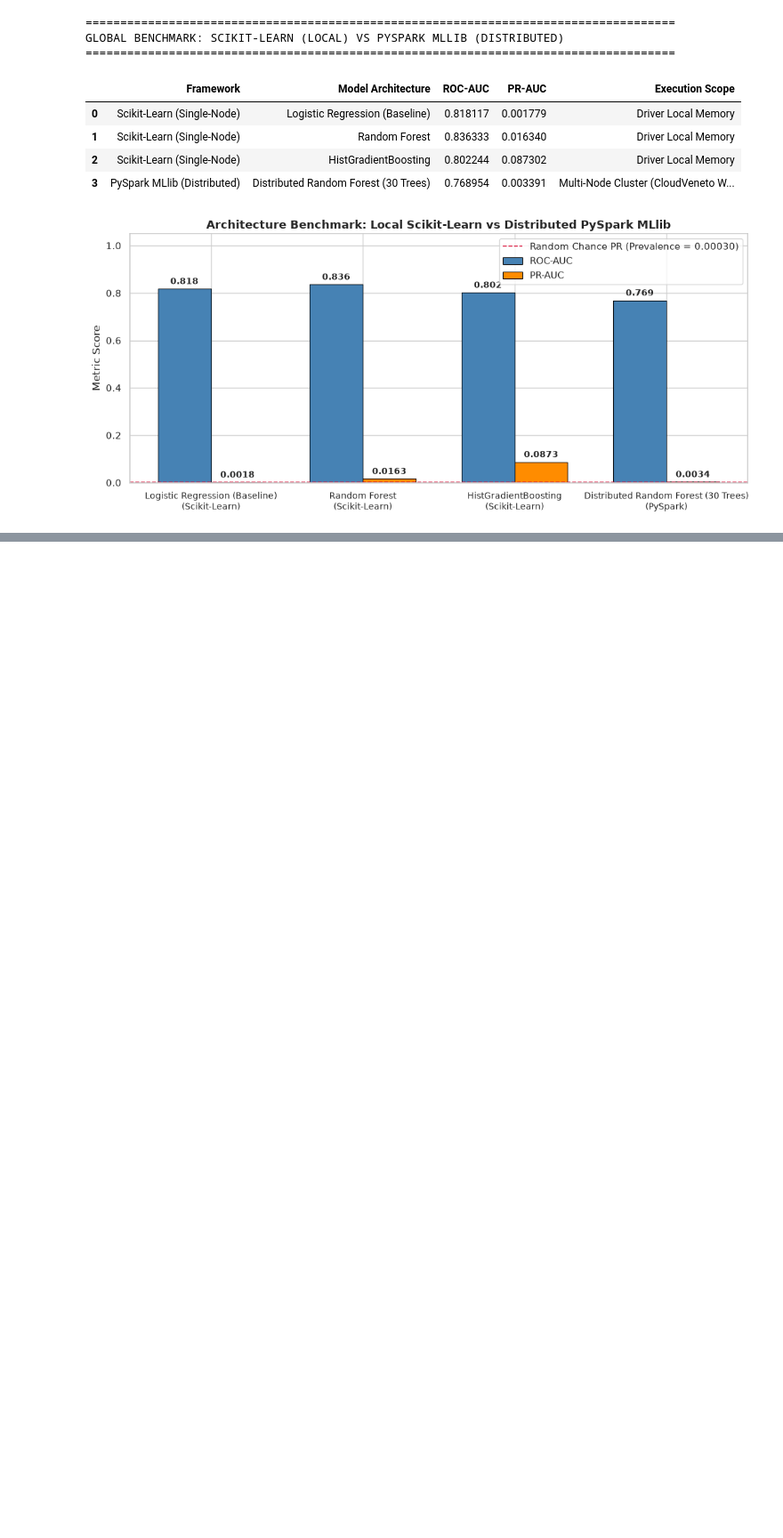
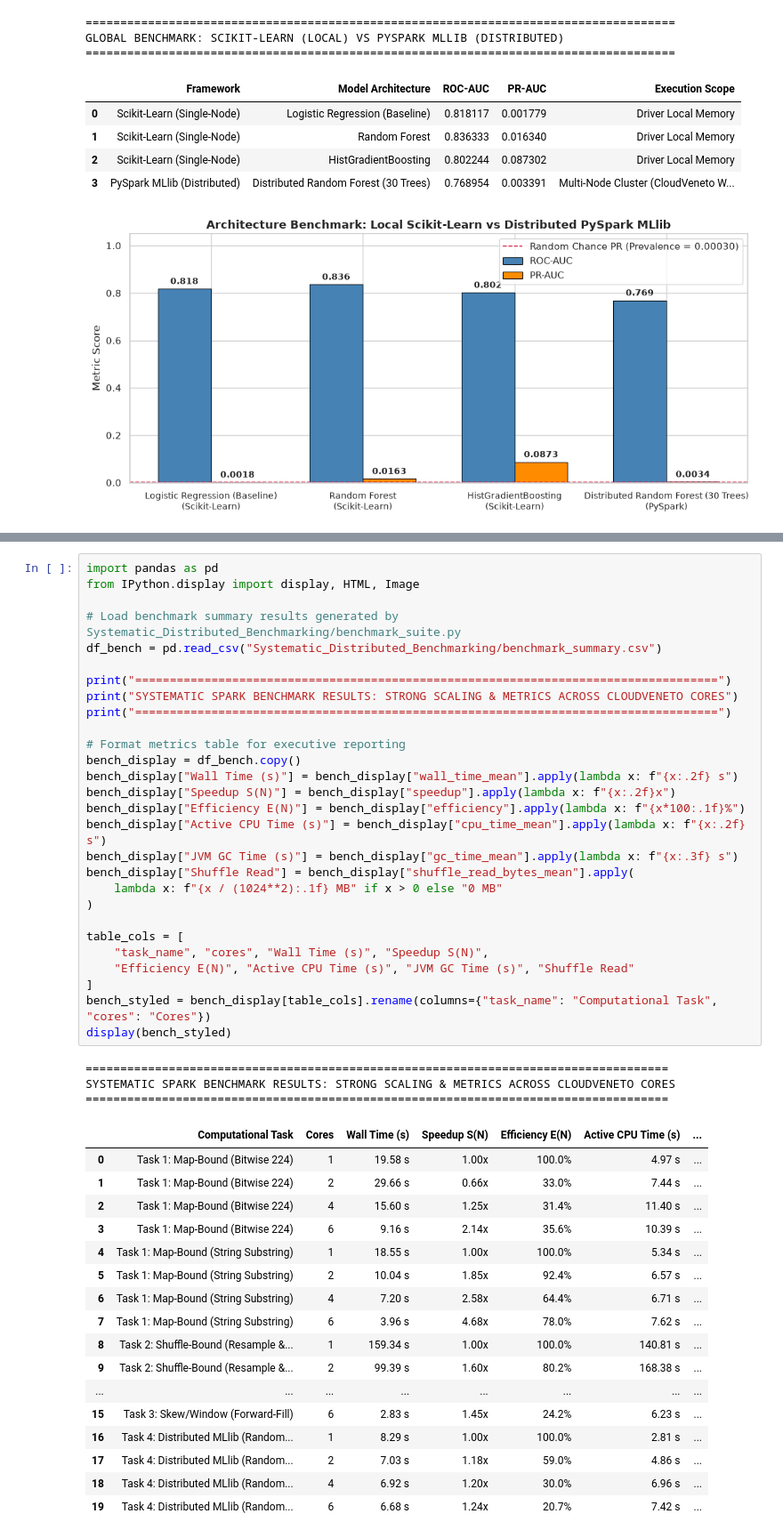
Before and after one commit to PasqualeAndreacchio/AnomalyDection-Spark, a Jupyter notebook: predictive_maintenance.ipynb, the cells around one changed output, grey strips where cells are left out. Shown at 89% size. Saved outputs shown, nothing was run; the diff lists cells and outputs as text; blank space fills up the shorter version.

```diff
--- a/predictive_maintenance.ipynb
+++ b/predictive_maintenance.ipynb
@@ -1196,0 +1211,49 @@ GLOBAL BENCHMARK: SCIKIT-LEARN (LOCAL) VS PYSPARK MLLIB (DISTRIBUTED)
+# %%
+import pandas as pd
+from IPython.display import display, HTML, Image
+
+# Load benchmark summary results generated by Systematic_Distributed_Benchmarking/benchmark_suite.py
+df_bench = pd.read_csv("Systematic_Distributed_Benchmarking/benchmark_summary.csv")
+
+print("====================================================================================")
+print("SYSTEMATIC SPARK BENCHMARK RESULTS: STRONG SCALING & METRICS ACROSS CLOUDVENETO CORES")
+print("====================================================================================")
+
+# Format metrics table for executive reporting
+bench_display = df_bench.copy()
+bench_display["Wall Time (s)"] = bench_display["wall_time_mean"].apply(lambda x: f"{x:.2f} s")
+bench_display["Speedup S(N)"] = bench_display["speedup"].apply(lambda x: f"{x:.2f}x")
+bench_display["Efficiency E(N)"] = bench_display["efficiency"].apply(lambda x: f"{x*100:.1f}%")
+bench_display["Active CPU Time (s)"] = bench_display["cpu_time_mean"].apply(lambda x: f"{x:.2f} s")
+bench_display["JVM GC Time (s)"] = bench_display["gc_time_mean"].apply(lambda x: f"{x:.3f} s")
+bench_display["Shuffle Read"] = bench_display["shuffle_read_bytes_mean"].apply(
+    lambda x: f"{x / (1024**2):.1f} MB" if x > 0 else "0 MB"
+)
+
+table_cols = [
+    "task_name", "cores", "Wall Time (s)", "Speedup S(N)",
+    "Efficiency E(N)", "Active CPU Time (s)", "JVM GC Time (s)", "Shuffle Read"
+]
+bench_styled = bench_display[table_cols].rename(columns={"task_name": "Computational Task", "cores": "Cores"})
+display(bench_styled)
+# %% [output]
+====================================================================================
+SYSTEMATIC SPARK BENCHMARK RESULTS: STRONG SCALING & METRICS ACROSS CLOUDVENETO CORES
+====================================================================================
+|  | Computational Task | Cores | Wall Time (s) | Speedup S(N) | Efficiency E(N) | Active CPU Time (s) | ... |
+| 0 | Task 1: Map-Bound (Bitwise 224) | 1 | 19.58 s | 1.00x | 100.0% | 4.97 s | ... |
+| 1 | Task 1: Map-Bound (Bitwise 224) | 2 | 29.66 s | 0.66x | 33.0% | 7.44 s | ... |
+| 2 | Task 1: Map-Bound (Bitwise 224) | 4 | 15.60 s | 1.25x | 31.4% | 11.40 s | ... |
+| 3 | Task 1: Map-Bound (Bitwise 224) | 6 | 9.16 s | 2.14x | 35.6% | 10.39 s | ... |
+| 4 | Task 1: Map-Bound (String Substring) | 1 | 18.55 s | 1.00x | 100.0% | 5.34 s | ... |
+| 5 | Task 1: Map-Bound (String Substring) | 2 | 10.04 s | 1.85x | 92.4% | 6.57 s | ... |
+| 6 | Task 1: Map-Bound (String Substring) | 4 | 7.20 s | 2.58x | 64.4% | 6.71 s | ... |
+| 7 | Task 1: Map-Bound (String Substring) | 6 | 3.96 s | 4.68x | 78.0% | 7.62 s | ... |
+| 8 | Task 2: Shuffle-Bound (Resample &... | 1 | 159.34 s | 1.00x | 100.0% | 140.81 s | ... |
+| 9 | Task 2: Shuffle-Bound (Resample &... | 2 | 99.39 s | 1.60x | 80.2% | 168.38 s | ... |
+| ... | ... | ... | ... | ... | ... | ... | ... |
+| 15 | Task 3: Skew/Window (Forward-Fill) | 6 | 2.83 s | 1.45x | 24.2% | 6.23 s | ... |
+| 16 | Task 4: Distributed MLlib (Random... | 1 | 8.29 s | 1.00x | 100.0% | 2.81 s | ... |
+| 17 | Task 4: Distributed MLlib (Random... | 2 | 7.03 s | 1.18x | 59.0% | 4.86 s | ... |
+| 18 | Task 4: Distributed MLlib (Random... | 4 | 6.92 s | 1.20x | 30.0% | 6.96 s | ... |
+| 19 | Task 4: Distributed MLlib (Random... | 6 | 6.68 s | 1.24x | 20.7% | 7.42 s | ... |
```
Also changed, not shown: parts of 10 cells of this notebook, 8 other files.
